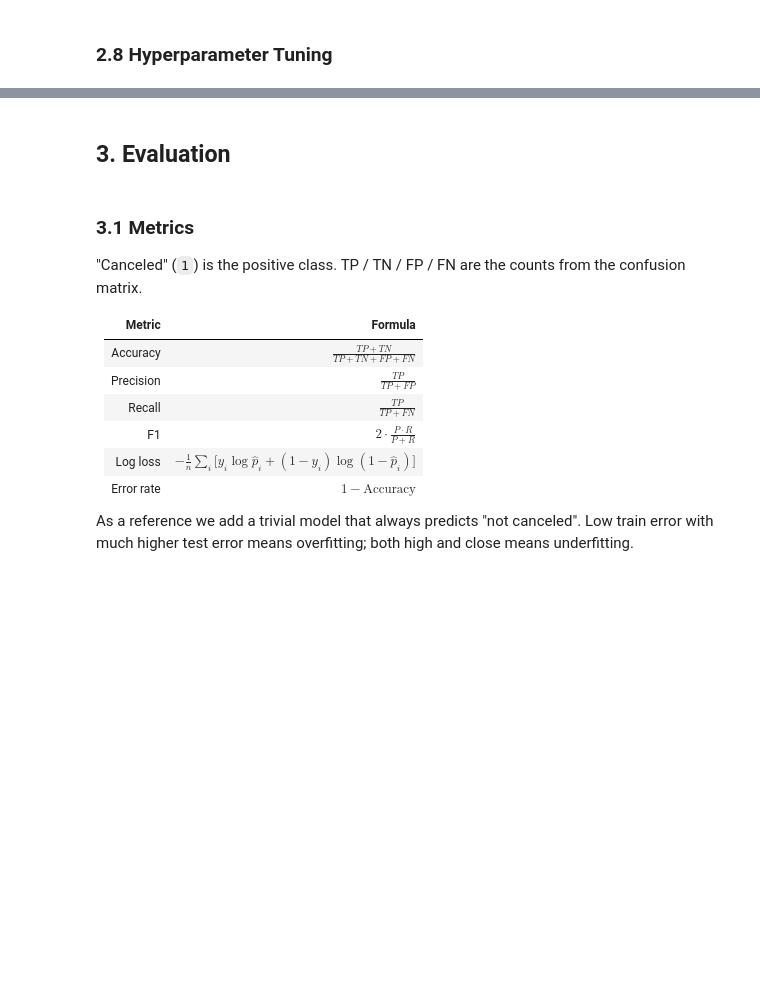
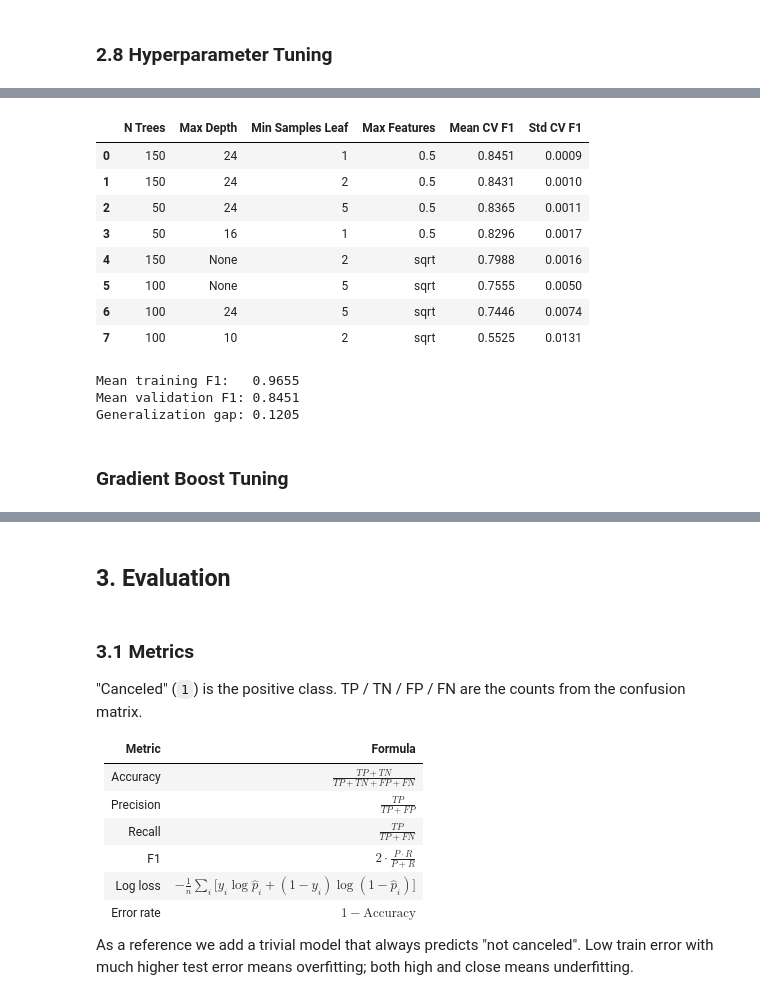
Before and after one commit to MasMits/hotel-cancellation-ml, a Jupyter notebook: notebook/project.ipynb, the cells around one changed output, grey strips where cells are left out. Cells and saved outputs as stored; diff of their text form; code cells hidden in the pictures; blank space fills up the shorter version.

```diff
--- a/notebook/project.ipynb
+++ b/notebook/project.ipynb
@@ -357,0 +821,48 @@ Average tree depth: 12.0
+# %%
+#Analyze Results
+
+forest_results = pd.DataFrame(forest_search.cv_results_)
+
+# Select and rename columns for readability
+columns = {
+    "param_randomforestclassifier__n_estimators": "N Trees",
+    "param_randomforestclassifier__max_depth": "Max Depth",
+    "param_randomforestclassifier__min_samples_leaf": "Min Samples Leaf",
+    "param_randomforestclassifier__max_features": "Max Features",
+    "mean_test_score": "Mean CV F1",
+    "std_test_score": "Std CV F1"
+}
+
+forest_summary = (
+    forest_results[list(columns.keys())]
+    .rename(columns=columns)
+    .sort_values("Mean CV F1", ascending=False)
+    .reset_index(drop=True)
+)
+
+display(forest_summary.round(4))
+
+# Training versus validation performance
+best_idx = forest_search.best_index_
+
+train_f1 = forest_search.cv_results_["mean_train_score"][best_idx]
+validation_f1 = forest_search.cv_results_["mean_test_score"][best_idx]
+
+print(f"Mean training F1:   {train_f1:.4f}")
+print(f"Mean validation F1: {validation_f1:.4f}")
+print(f"Generalization gap: {train_f1 - validation_f1:.4f}")
+# %% [output]
+|  | N Trees | Max Depth | Min Samples Leaf | Max Features | Mean CV F1 | Std CV F1 |
+| 0 | 150 | 24 | 1 | 0.5 | 0.8451 | 0.0009 |
+| 1 | 150 | 24 | 2 | 0.5 | 0.8431 | 0.0010 |
+| 2 | 50 | 24 | 5 | 0.5 | 0.8365 | 0.0011 |
+| 3 | 50 | 16 | 1 | 0.5 | 0.8296 | 0.0017 |
+| 4 | 150 | None | 2 | sqrt | 0.7988 | 0.0016 |
+| 5 | 100 | None | 5 | sqrt | 0.7555 | 0.0050 |
+| 6 | 100 | 24 | 5 | sqrt | 0.7446 | 0.0074 |
+| 7 | 100 | 10 | 2 | sqrt | 0.5525 | 0.0131 |
+Mean training F1:   0.9655
+Mean validation F1: 0.8451
+Generalization gap: 0.1205
+# %% [markdown]
+### Gradient Boost Tuning
```
Also changed, not shown: parts of 27 cells of this notebook.
